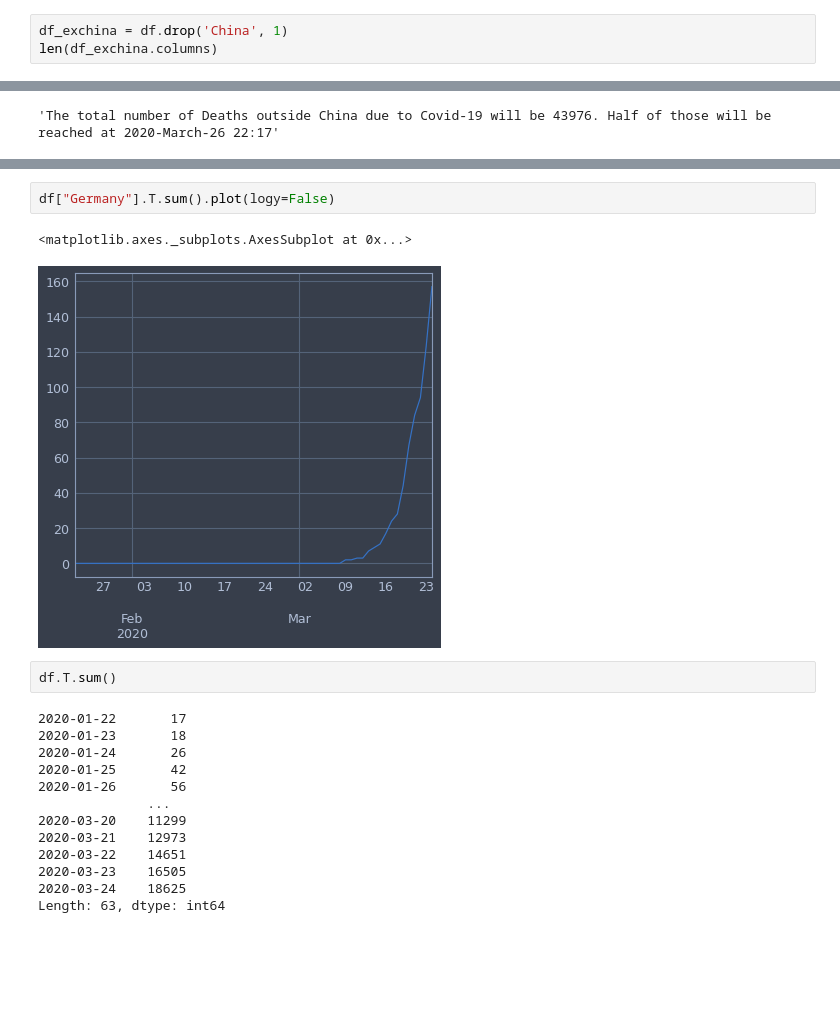
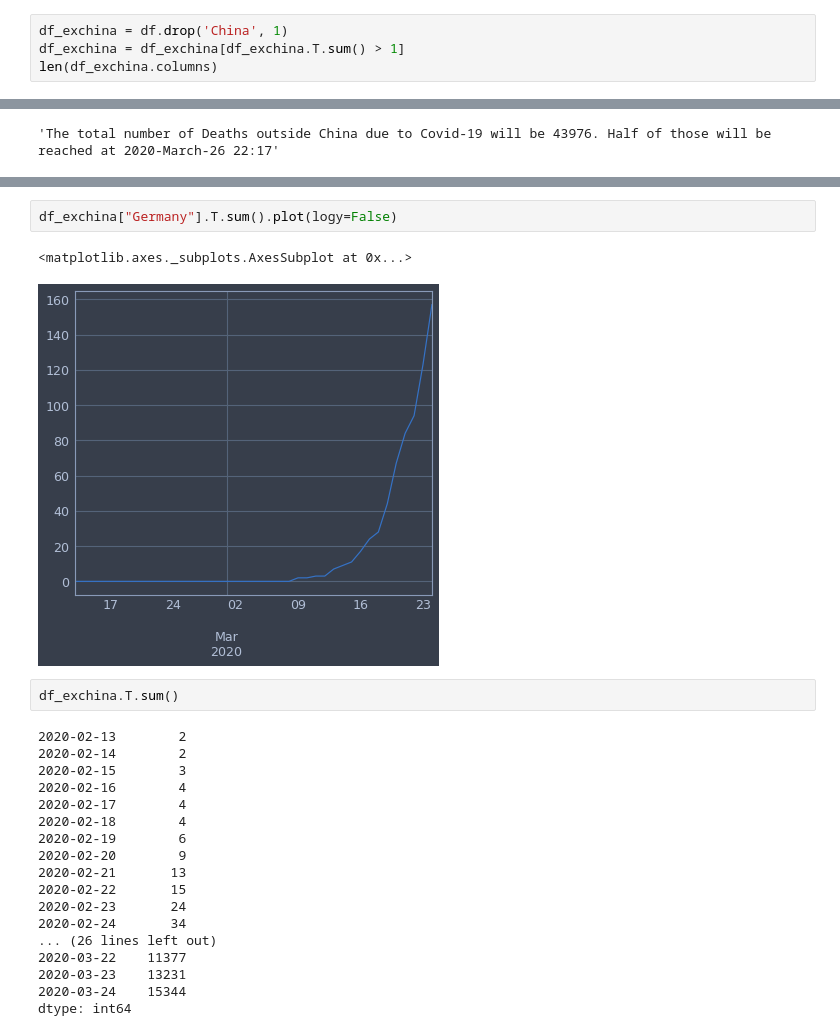
Before and after one commit to pcjedi/notebooks, a Jupyter notebook: corona.ipynb, the cells around one changed output, grey strips where cells are left out. Drawn from its saved outputs; the diff is of its cells as text; blank space fills up the shorter version.

```diff
--- a/corona.ipynb
+++ b/corona.ipynb
@@ -47,6 +47,7 @@ len(df.columns)
 241
 # %%
 df_exchina = df.drop('China', 1)
+df_exchina = df_exchina[df_exchina.T.sum() > 1]
 len(df_exchina.columns)
 # %% [output]
 208
@@ -116,20 +119,25 @@ plt.show()
 # %%
-df["Germany"].T.sum().plot(logy=False)
+df_exchina["Germany"].T.sum().plot(logy=False)
 # %% [output]
 <matplotlib.axes._subplots.AxesSubplot at 0x...>
-[figure, old version]
+[figure, new version]
 # %%
-df.T.sum()
+df_exchina.T.sum()
 # %% [output]
-2020-01-22       17
-2020-01-23       18
-2020-01-24       26
-2020-01-25       42
-2020-01-26       56
-              ...
-2020-03-20    11299
-2020-03-21    12973
-2020-03-22    14651
-2020-03-23    16505
-2020-03-24    18625
-Length: 63, dtype: int64
+2020-02-13        2
+2020-02-14        2
+2020-02-15        3
+2020-02-16        4
+2020-02-17        4
+2020-02-18        4
+2020-02-19        6
+2020-02-20        9
+2020-02-21       13
+2020-02-22       15
+2020-02-23       24
+2020-02-24       34
+... (26 lines left out)
+2020-03-22    11377
+2020-03-23    13231
+2020-03-24    15344
+dtype: int64
```
Also changed, not shown: parts of 8 cells of this notebook.
